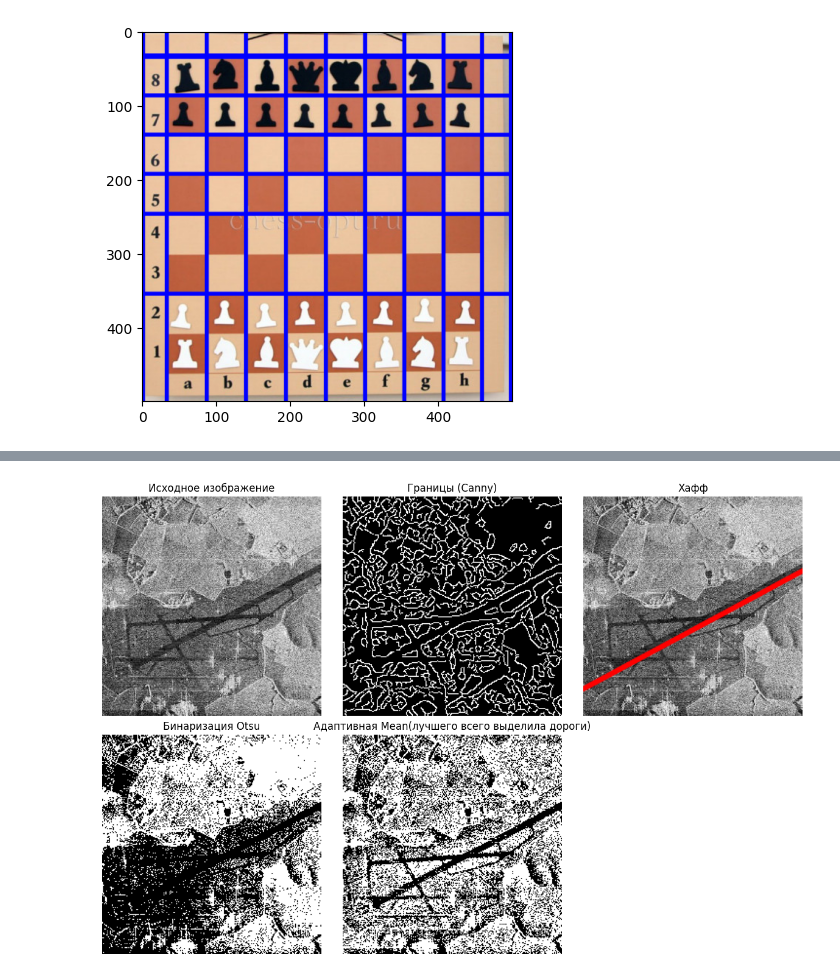
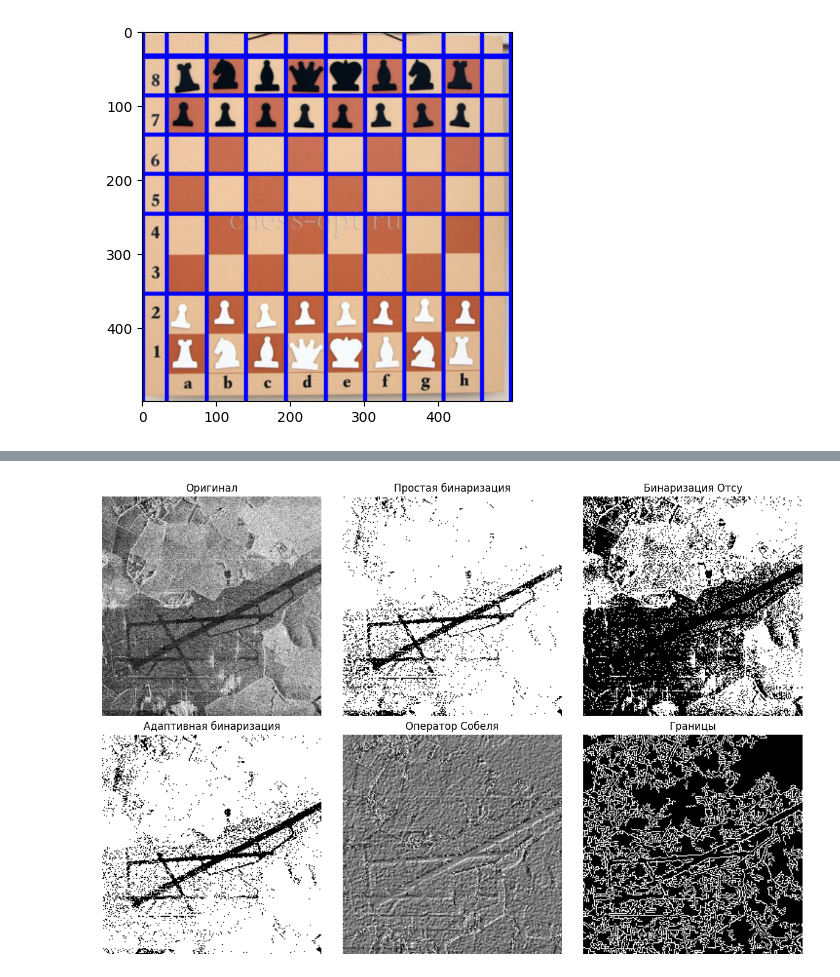
Before and after one commit to MaRiVaNa129/ImageProcessing_labs, a Jupyter notebook: lab_3/DE_IP_2024_Task_3.ipynb, the cells around one changed output, grey strips where cells are left out. Saved outputs shown, nothing was run; the diff lists cells and outputs as text; code cells hidden in the pictures.

```diff
--- a/lab_3/DE_IP_2024_Task_3.ipynb
+++ b/lab_3/DE_IP_2024_Task_3.ipynb
@@ -171,28 +174,59 @@ plt.show()
 # %%
 # 2. Для изображения sar_3.jpg провести исследование алгоритмов бинаризации, выделить участок дорожной полосы.
-_, otsu = cv2.threshold(image_gray, 0, 255, cv2.THRESH_BINARY + cv2.THRESH_OTSU)
 
-adaptive_mean = cv2.adaptiveThreshold(image_gray, 255, cv2.ADAPTIVE_THRESH_MEAN_C,
-                                      cv2.THRESH_BINARY, 35, 10)
+image = cv2.imread('sar_3.jpg')
+image_gray = cv2.cvtColor(image, cv2.COLOR_BGR2GRAY)
+import copy
+
+bin_img = copy.deepcopy(image_gray)
+T  = 65
+bin_img[image_gray < T] = 0
+bin_img[image_gray >= T] = 255
+_, th4 = cv2.threshold(image_gray, 0, 255, cv2.THRESH_BINARY + cv2.THRESH_OTSU)
+th5 = cv2.adaptiveThreshold(image_gray,255,cv2.ADAPTIVE_THRESH_GAUSSIAN_C,\
+            cv2.THRESH_BINARY,501,51)
+scale = 0.5
+delta = 0
+ddepth = cv2.CV_16S
+grad_x = cv2.Sobel(image_gray, ddepth, 1, 0, ksize=3, scale=scale, delta=delta, borderType=cv2.BORDER_DEFAULT)
+grad_y = cv2.Sobel(image_gray, ddepth, 0, 1, ksize=3, scale=scale, delta=delta, borderType=cv2.BORDER_DEFAULT)
+
+grad = cv2.addWeighted(grad_x, 0.5, grad_y, 0.5,0.0)
+edges = cv2.Canny(image_gray,100,400)
 
 plt.figure(figsize=(12, 8))
 
-plt.subplot(231), plt.imshow(cv2.cvtColor(image, cv2.COLOR_BGR2RGB))
-plt.title("Исходное изображение"), plt.axis("off")
+plt.subplot(2,3,1)
+plt.axis('off')
+plt.title('Оригинал')
+plt.imshow(image_gray, cmap="gray")
 
-plt.subplot(232), plt.imshow(canny, cmap="gray")
-plt.title("Границы (Canny)"), plt.axis("off")
+plt.subplot(2,3,2)
+plt.axis('off')
+plt.title('Простая бинаризация')
+plt.imshow(bin_img, cmap="gray")
 
-plt.subplot(233), plt.imshow(cv2.cvtColor(image_with_lines, cv2.COLOR_BGR2RGB))
-plt.title("Хафф"), plt.axis("off")
+plt.subplot(2,3,3)
+plt.axis('off')
+plt.title('Бинаризация Отсу')
+plt.imshow(th4, cmap="gray")
 
-plt.subplot(234), plt.imshow(otsu, cmap="gray")
-plt.title("Бинаризация Otsu"), plt.axis("off")
+plt.subplot(2,3,4)
+plt.axis('off')
+plt.title('Адаптивная бинаризация')
+plt.imshow(th5, cmap="gray")
 
-plt.subplot(235), plt.imshow(adaptive_mean, cmap="gray")
-plt.title("Адаптивная Mean(лучшего всего выделила дороги)"), plt.axis("off")
+plt.subplot(2,3,5)
+plt.axis('off')
+plt.title('Оператор Собеля')
+plt.imshow((grad - grad.min())*255, cmap="gray")
+
+plt.subplot(2,3,6)
+plt.axis('off')
+plt.title('Границы')
+plt.imshow(edges, cmap="gray")
 
 plt.tight_layout()
 plt.show()
 # %% [output]
-[figure, old version]
+[figure, new version]
```
Also changed, not shown: parts of 1 cell of this notebook.
